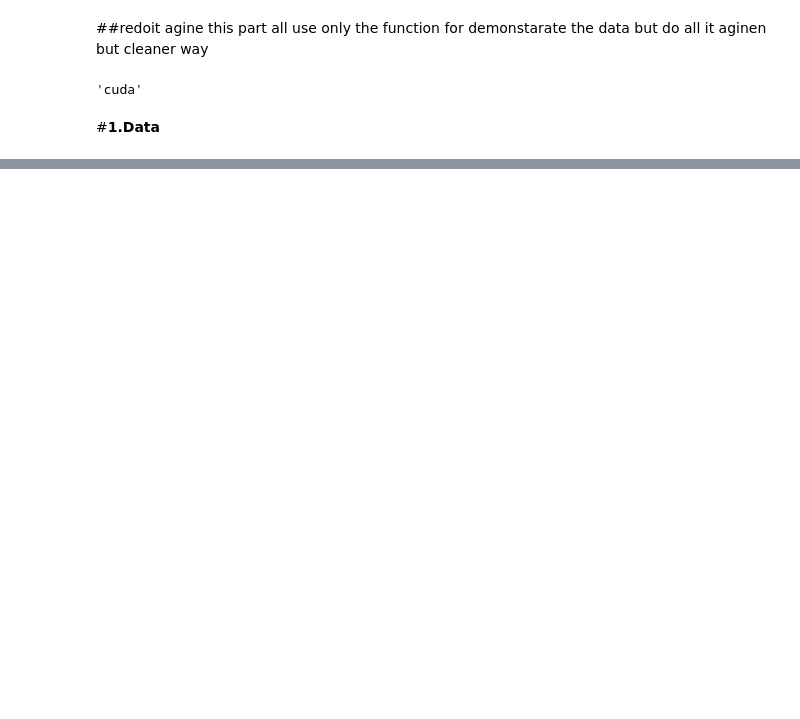
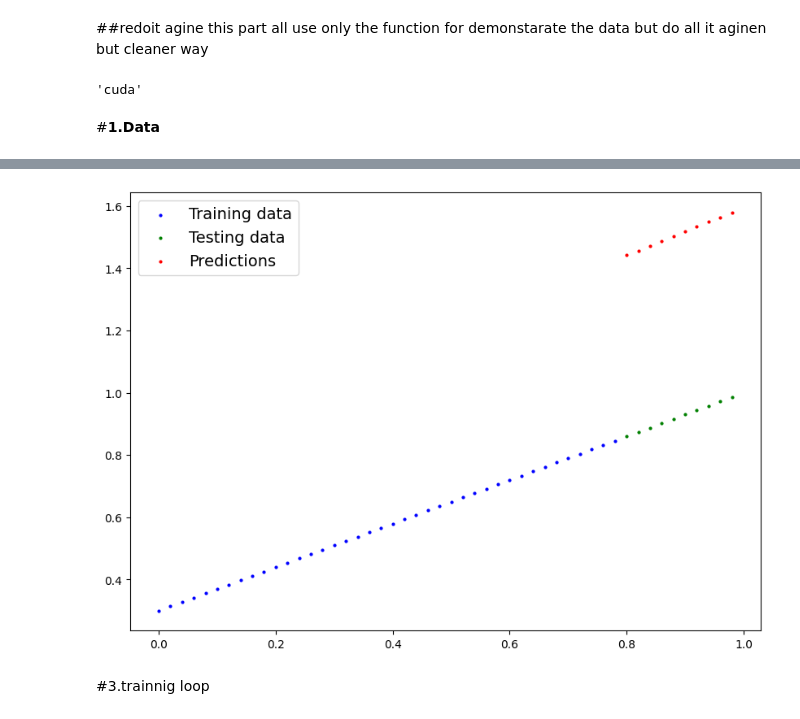
Before and after one commit to MD2001/Pytorch_Bignnier, a Jupyter notebook: 01_pytoirch_WorkFlow_training.ipynb, the cells around one changed output, grey strips where cells are left out. Drawn from its saved outputs; the diff is of its cells as text; code cells hidden in the pictures; blank space fills up the shorter version.

```diff
--- a/01_pytoirch_WorkFlow_training.ipynb
+++ b/01_pytoirch_WorkFlow_training.ipynb
@@ -72,0 +90,10 @@ plot_predictions()
+# %%
+model_1.eval()
+with torch.inference_mode():
+  y_pred=model_1(x_test)
+# %%
+plot_predictions(predictions=y_pred)
+# %% [output]
+[figure, added]
+# %% [markdown]
+#3.trainnig loop
```
Also changed, not shown: parts of 7 cells of this notebook.
